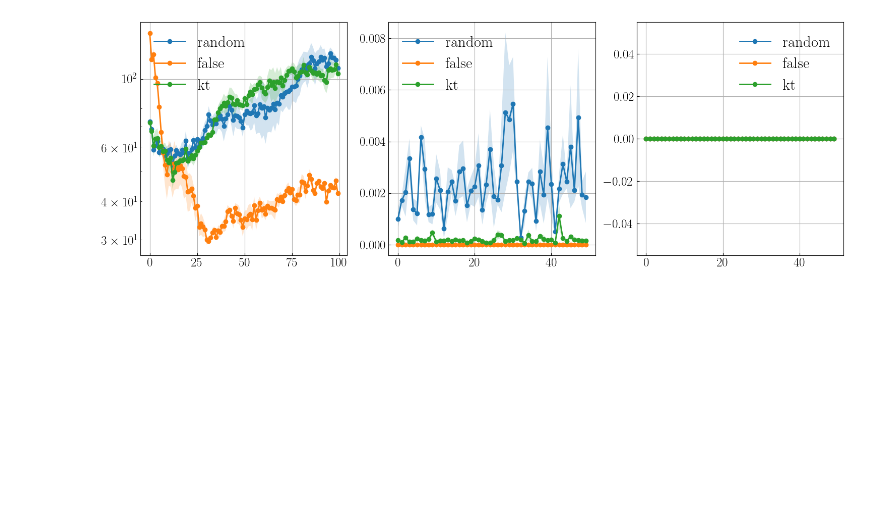
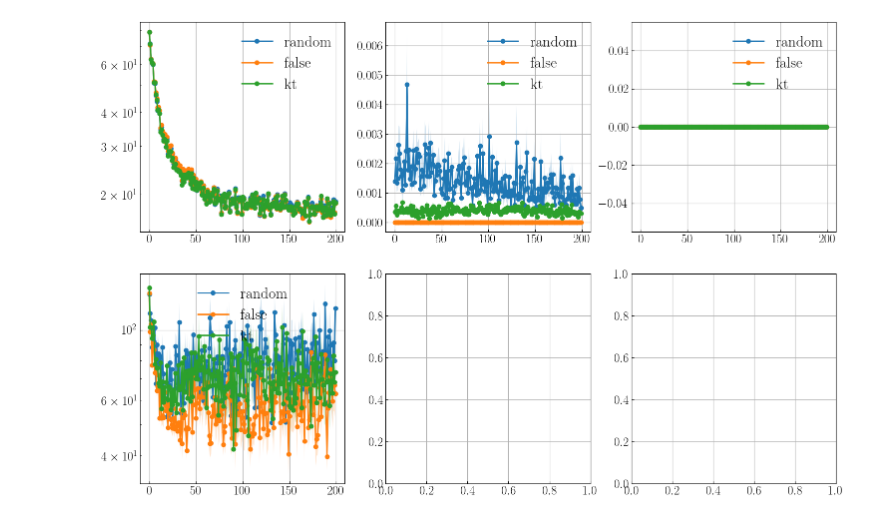
Before and after one commit to hudsonchen/thin_mfld, a Jupyter notebook: notebooks/mean_field_vlm.ipynb, the cells around one changed output. Cells and saved outputs as stored; diff of their text form; code cells hidden in the pictures; blank space fills up the shorter version.

```diff
--- a/notebooks/mean_field_vlm.ipynb
+++ b/notebooks/mean_field_vlm.ipynb
@@ -28,10 +28,10 @@ plt.rc('xtick', labelsize=18, direction='in')
 plt.rc('ytick', labelsize=18, direction='in')
 plt.rc('figure', figsize=(6, 4), dpi=100)
 # %%
-particle_num = 64
-loading_freq = 2
+particle_num = 16
+loading_freq = 1
 zeta = 0.01
-seed_list = [0, 1, 2]
+seed_list = [0, 1, 2, 3, 4, 5, 6, 7, 8, 9]
 methods_list = ['random', 'false', 'kt']
 bandwidth = 1.0
 g = 0
@@ -39,32 +39,35 @@ noise_scale = 0.001
 dataset = 'covertype'
 # step_size = 3e-05
 step_size = 1e-04
-kernel = 'gaussian'
+kernel = 'sobolev'
 
 loss_trajectory_dict = {'kt': [], 'random': [], 'false': []}
 mmd_dict = {'kt': [], 'random': [], 'false': []}
 thin_original_mse_dict = {'kt': [], 'random': [], 'false': []}
-
+kgd_dict = {'kt': [], 'random': [], 'false': []}
 
 for method in methods_list:
     for seed in seed_list:
         if method == 'false' or method == 'random':
             dir =f"./results/neural_network_vlm/thinning_{method}/kernel_sobolev__step_size_{step_size}__bandwidth_1.0"
-            dir += f"__step_num_100__g_0__particle_num_{particle_num}__noise_scale_{noise_scale}__zeta_{zeta}__seed_{seed}__complete"
+            dir += f"__step_num_200__g_0__particle_num_{particle_num}__noise_scale_{noise_scale}__zeta_{zeta}__seed_{seed}__complete"
         else:
             dir = f"./results/neural_network_vlm/thinning_{method}/kernel_{kernel}__step_size_{step_size}__bandwidth_{bandwidth}"
-            dir += f"__step_num_100__g_{g}__particle_num_{particle_num}__noise_scale_{noise_scale}__zeta_{zeta}__seed_{seed}__complete"
+            dir += f"__step_num_200__g_{g}__particle_num_{particle_num}__noise_scale_{noise_scale}__zeta_{zeta}__seed_{seed}__complete"
         mmd_trajectory = jnp.load(f"{dir}/mmd_path.npy")
         thin_original_mse = jnp.load(f"{dir}/thin_original_mse_path.npy")
         loss = jnp.load(f"{dir}/vlm_loss.npy")
+        kgd_trajectory = jnp.load(f"{dir}/vlm_kgd.npy")
         if seed == 0:
             loss_trajectory_dict[method] = loss[:, None]
             mmd_dict[method] = mmd_trajectory[:, None][::loading_freq]
             thin_original_mse_dict[method] = thin_original_mse[:, None][::loading_freq]
+            kgd_dict[method] = kgd_trajectory[:, None][::loading_freq]
         else:
             loss_trajectory_dict[method] = jnp.concatenate([loss_trajectory_dict[method], loss[:, None]], axis=1)
             mmd_dict[method] = jnp.concatenate([mmd_dict[method], mmd_trajectory[:, None][::loading_freq]], axis=1)
             thin_original_mse_dict[method] = jnp.concatenate([thin_original_mse_dict[method], thin_original_mse[:, None][::loading_freq]], axis=1)
+            kgd_dict[method] = jnp.concatenate([kgd_dict[method], kgd_trajectory[:, None][::loading_freq]], axis=1)
 # %%
 loss_trajectory_dict_mean = {'kt': [], 'random': [], 'false': []}
 loss_trajectory_dict_ste = {'kt': [], 'random': [], 'false': []}
@@ -72,6 +75,8 @@ mmd_dict_mean = {'kt': [], 'random': [], 'false': []}
 mmd_dict_ste = {'kt': [], 'random': [], 'false': []}
 thin_original_mse_dict_mean = {'kt': [], 'random': [], 'false': []}
 thin_original_mse_dict_ste = {'kt': [], 'random': [], 'false': []}
+kgd_mean = {'kt': [], 'random': [], 'false': []}
+kgd_ste = {'kt': [], 'random': [], 'false': []}
 
 for method in methods_list:
     loss_trajectory_dict_mean[method] = np.nanmean(loss_trajectory_dict[method], axis=1)
@@ -80,28 +85,39 @@ for method in methods_list:
     mmd_dict_ste[method] = np.nanstd(mmd_dict[method], axis=1) / np.sqrt(mmd_dict[method].shape[1])
     thin_original_mse_dict_mean[method] = np.nanmean(thin_original_mse_dict[method], axis=1)
     thin_original_mse_dict_ste[method] = np.nanstd(thin_original_mse_dict[method], axis=1) / np.sqrt(thin_original_mse_dict[method].shape[1])
+
+    kgd_mean[method] = np.nanmean(kgd_dict[method], axis=1)
+    kgd_ste[method] = np.nanstd(kgd_dict[method], axis=1) / np.sqrt(kgd_dict[method].shape[1])
 # %%
-fig, axs = plt.subplots(1, 3, figsize=(18, 6))
+fig, axs = plt.subplots(2, 3, figsize=(18, 12))
+axs = axs.flatten()
 axs[0].grid(True)
 
 for method in methods_list:
     axs[0].plot(jnp.arange(loss_trajectory_dict_mean[method].shape[0]), loss_trajectory_dict_mean[method], label=method, marker='o')
     axs[0].fill_between(jnp.arange(loss_trajectory_dict_mean[method].shape[0]), loss_trajectory_dict_mean[method] - loss_trajectory_dict_ste[method],
                         loss_trajectory_dict_mean[method] + loss_trajectory_dict_ste[method], alpha=0.2)
     axs[0].legend()
     axs[0].set_yscale('log')
 
 for method in methods_list:
     axs[1].plot(jnp.arange(mmd_dict_mean[method].shape[0]), mmd_dict_mean[method], label=method, marker='o')
     axs[1].fill_between(jnp.arange(mmd_dict_mean[method].shape[0]), mmd_dict_mean[method] - mmd_dict_ste[method],
                         mmd_dict_mean[method] + mmd_dict_ste[method], alpha=0.2)
     axs[1].legend()
 
 for method in methods_list:
     axs[2].plot(jnp.arange(thin_original_mse_dict_mean[method].shape[0]), thin_original_mse_dict_mean[method], label=method, marker='o')
     axs[2].fill_between(jnp.arange(thin_original_mse_dict_mean[method].shape[0]), thin_original_mse_dict_mean[method] - thin_original_mse_dict_ste[method],
                         thin_original_mse_dict_mean[method] + thin_original_mse_dict_ste[method], alpha=0.2)
     axs[2].legend()
+
+for method in methods_list:
+    axs[3].plot(jnp.arange(kgd_mean[method].shape[0]), kgd_mean[method], label=method, marker='o')
+    axs[3].fill_between(jnp.arange(kgd_mean[method].shape[0]), kgd_mean[method] - kgd_ste[method],
+                        kgd_mean[method] + kgd_ste[method], alpha=0.2)
+    axs[3].legend()
+    axs[3].set_yscale('log')
 plt.show()
 # %% [output]
-[figure, old version]
+[figure, new version]
```
Also changed, not shown: 10 other files.
